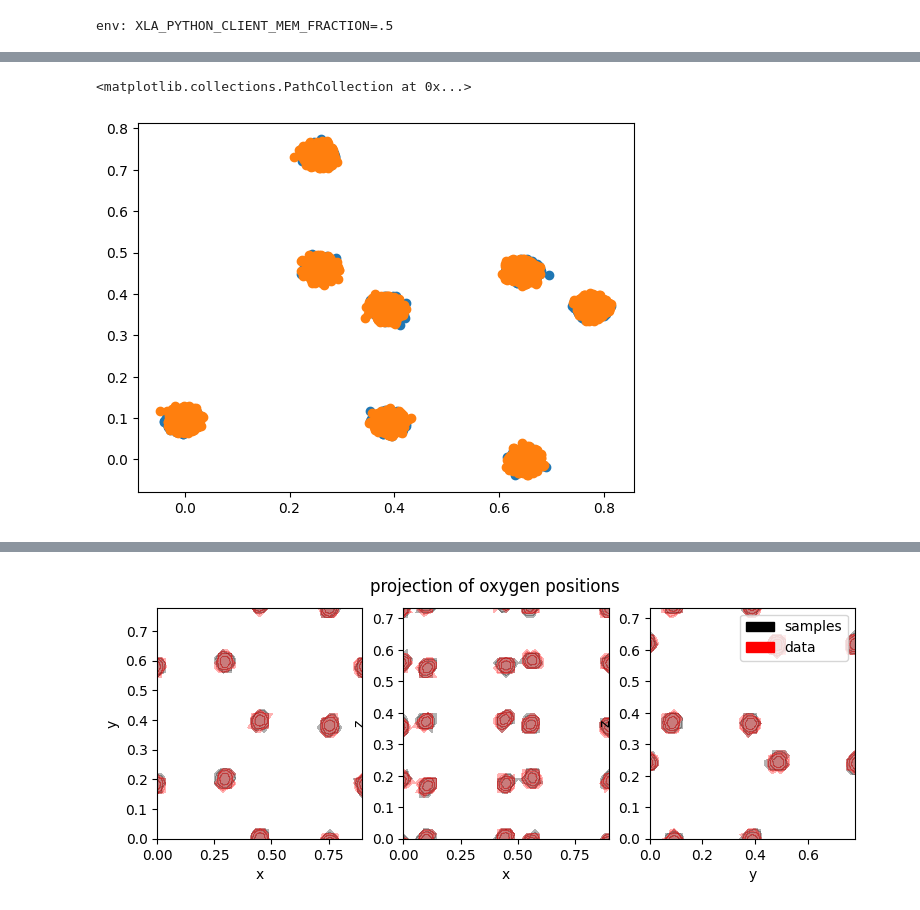
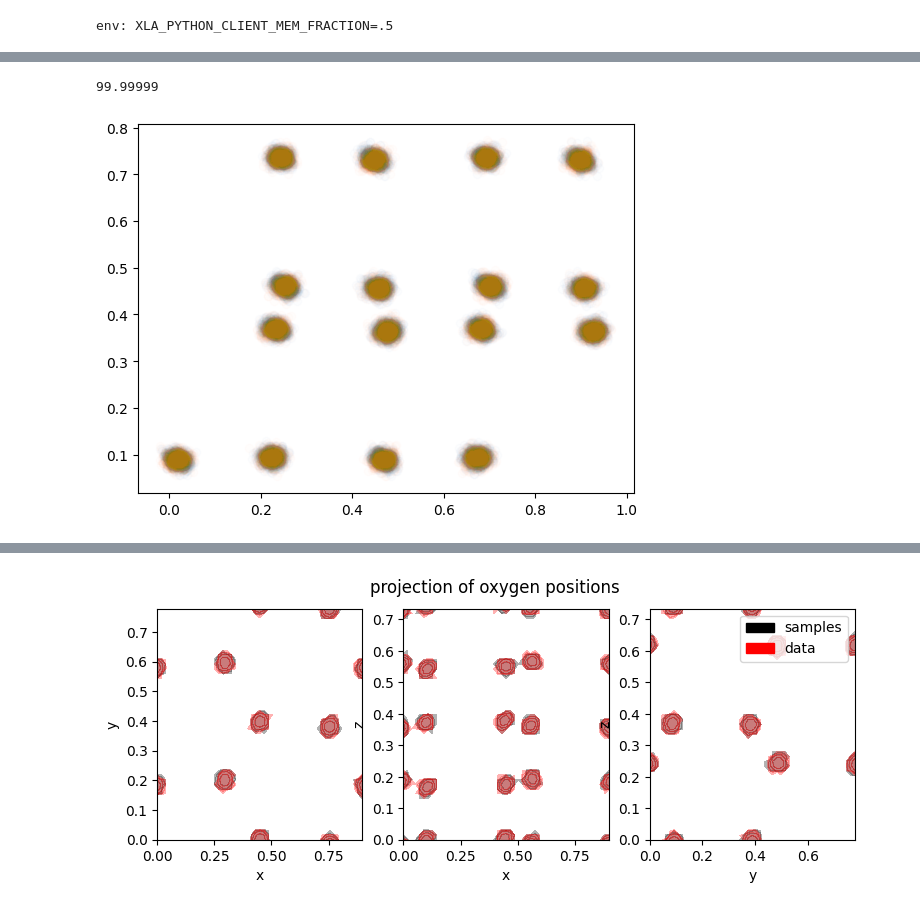
Before and after one commit to noegroup/rigid-flows, a Jupyter notebook: model_working.ipynb, the cells around one changed output, grey strips where cells are left out. Drawn from its saved outputs; the diff is of its cells as text; code cells hidden in the pictures.

```diff
--- a/model_working.ipynb
+++ b/model_working.ipynb
@@ -55,0 +216,14 @@ No GPU/TPU found, falling back to CPU. (Set TF_CPP_MIN_LOG_LEVEL=0 and rerun for
+# %%
+import jax.numpy as jnp
+import numpy as np
+
+weights = jax.nn.softmax(-target_energies + base_energies)
+ess = np.square(np.sum(weights)) / np.sum(np.square(weights))
+ess
+# %% [output]
+99.99999
+# %%
+import jax
+
+
+asdf = jax.vmap(density.sample)(jax.random.split(next(chain), 10000))
@@ -56,20 +246,26 @@ No GPU/TPU found, falling back to CPU. (Set TF_CPP_MIN_LOG_LEVEL=0 and rerun for
 # %%
 import jax
 from matplotlib import pyplot as plt
 import numpy as np
 
 
-oxy = data.pos.reshape(-1, 16, 4, 3)[:, :, 0, :]
+oxy = asdf.obj.pos.reshape(-1, 16, 4, 3)[:, :, 0, :] * density.data.stds[None] + density.data.modes[None]
 
-oxy = jax.vmap(density.sample)(
-    jax.random.split(next(chain), 1000)
-).obj.pos[:, :, 0]
+oxy_ = data.pos.reshape(-1, 16, 4, 3)[:, :, 0, :]
+oxy_ = jax.random.shuffle(next(chain), oxy_)
+# oxy = jax.vmap(density.sample)(
+#     jax.random.split(next(chain), 1000)
+# ).obj.pos[:, :, 0]
 
-foo = jax.vmap(prior.sample)(
-    seed=jax.random.split(next(chain), 1000)
-).reshape(-1, 3)
-plt.scatter(*np.array(oxy[:500, :, (1, 2)]).T)
-plt.scatter(*np.array(foo[:, (1, 2)]).T)
+# foo = jax.vmap(prior.sample)(
+#     seed=jax.random.split(next(chain), 1000)
+# # ).reshape(-1, 3)
+# plt.scatter(*np.array(oxy[:500, :, (0, 1)]).T, alpha=0.01)
+
+# plt.figure(figsize=(4, 4))
+plt.scatter(*np.array(oxy[:1000, :, (0, 2)]).reshape(-1, 2).T, alpha=.01);
+plt.scatter(*np.array(oxy_[:1000, :, (0, 2)]).reshape(-1, 2).T, alpha=0.01);
+# plt.scatter(*density.data.modes[:, (0, 1)].T, c="r")
+# plt.scatter(*np.array(foo[:, (1, 2)]).T)
 # %% [output]
-<matplotlib.collections.PathCollection at 0x...>
-[figure, old version]
+[figure, new version]
```
Also changed, not shown: parts of 26 cells of this notebook, 11 other files.
